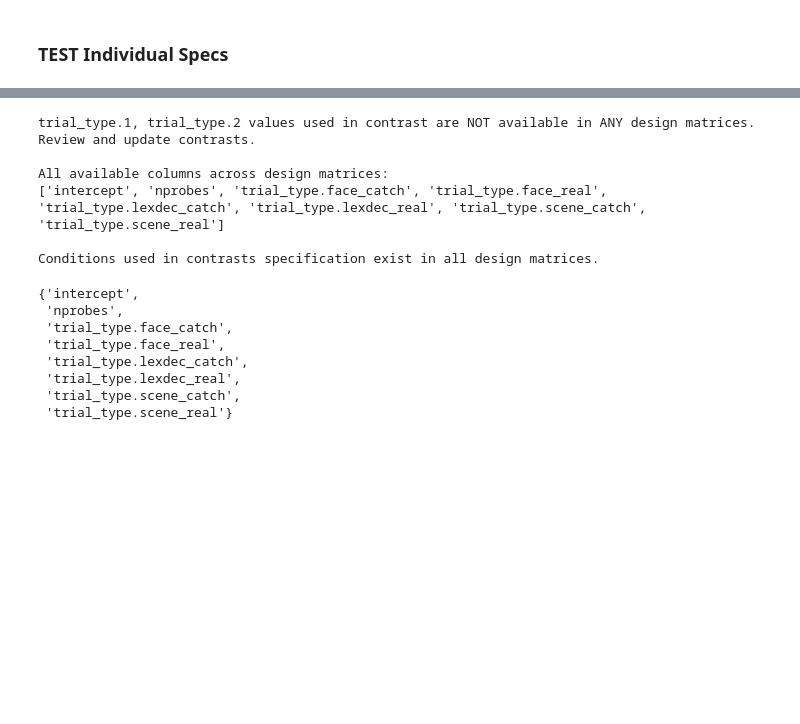
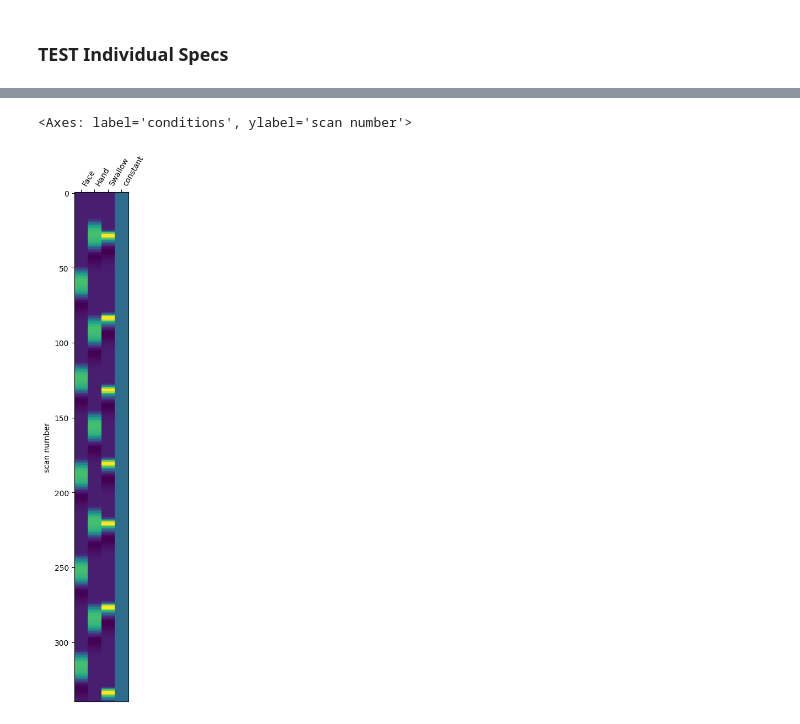
Before and after one commit to demidenm/openneuro_glmfitlins, a Jupyter notebook: scripts/jupyter_notebooks/transformations.ipynb, the cells around one changed output, grey strips where cells are left out. Saved outputs shown, nothing was run; the diff lists cells and outputs as text; code cells hidden in the pictures; blank space fills up the shorter version.

```diff
--- a/scripts/jupyter_notebooks/transformations.ipynb
+++ b/scripts/jupyter_notebooks/transformations.ipynb
@@ -2076,57 +3001,0 @@ The following conditions are missing from the dataframe columns:
-# %%
-import warnings
-warnings.filterwarnings("ignore")
-
-unique_conditions = pull_contrast_conditions_spec(test_spec)
-
-# each model unique columns
-per_model_columns = []
-for outmod in outputs:
-    df_columns = set(outmod.X.columns)
-    per_model_columns.append(df_columns)
-
-# all unique columns across all outputs
-all_columns = set().union(*per_model_columns)
-
-#  missing conditions (not present in any models)
-missing_conditions = [cond for cond in unique_conditions if cond not in all_columns]
-missing_str = ", ".join(missing_conditions) if missing_conditions else "None identified"
-
-# conditions only in a subset of models
-subset_conditions = []
-for cond in unique_conditions:
-    present_in_models = [cond in cols for cols in per_model_columns]
-    if any(present_in_models) and not all(present_in_models):
-        subset_conditions.append(cond)
-subset_str = ", ".join(subset_conditions) if subset_conditions else "None identified"
-
-if missing_conditions:
-    print(f"{missing_str} values used in contrast are NOT available in ANY design matrices. Review and update contrasts.\n")
-    print(f"All available columns across design matrices:\n{sorted(all_columns)}\n")
-else:
-    print("All contrast conditions are present in at least one design matrix.\n")
-
-if subset_conditions:
-    print(f"{subset_str} conditions does not appear in all subjects' design matrices.\n")
-    print(f"Contrasts with these values will be missing for subjects and cannot be estimated\n")
-
-else:
-    print("Conditions used in contrasts specification exist in all design matrices.\n")
-# %% [output]
-trial_type.1, trial_type.2 values used in contrast are NOT available in ANY design matrices. Review and update contrasts.
-
-All available columns across design matrices:
-['intercept', 'nprobes', 'trial_type.face_catch', 'trial_type.face_real', 'trial_type.lexdec_catch', 'trial_type.lexdec_real', 'trial_type.scene_catch', 'trial_type.scene_real']
-
-Conditions used in contrasts specification exist in all design matrices.
-# %%
-all_columns
-# %% [output]
-{'intercept',
- 'nprobes',
- 'trial_type.face_catch',
- 'trial_type.face_real',
- 'trial_type.lexdec_catch',
- 'trial_type.lexdec_real',
- 'trial_type.scene_catch',
- 'trial_type.scene_real'}
@@ -2132,0 +3004,16 @@ all_columns
+# %%
+frame_times = np.arange(340) * 1.0
+frame_times += 2.0 / 2
+design_events = outputs[0].trans_hist[0].output.to_df()[['onset','duration','trial_type']]
+design_events['amplitude'] = 1
+design_matrix_test= make_first_level_design_matrix(
+        frame_times=frame_times,
+        events=design_events[['onset','duration','trial_type']],
+        hrf_model='spm',
+        drift_model=None
+        )
+# %%
+plot_design_matrix(design_matrix_test)
+# %% [output]
+<Axes: label='conditions', ylabel='scan number'>
+[figure, added]
```
Also changed, not shown: parts of 28 cells of this notebook, 4 other files.
